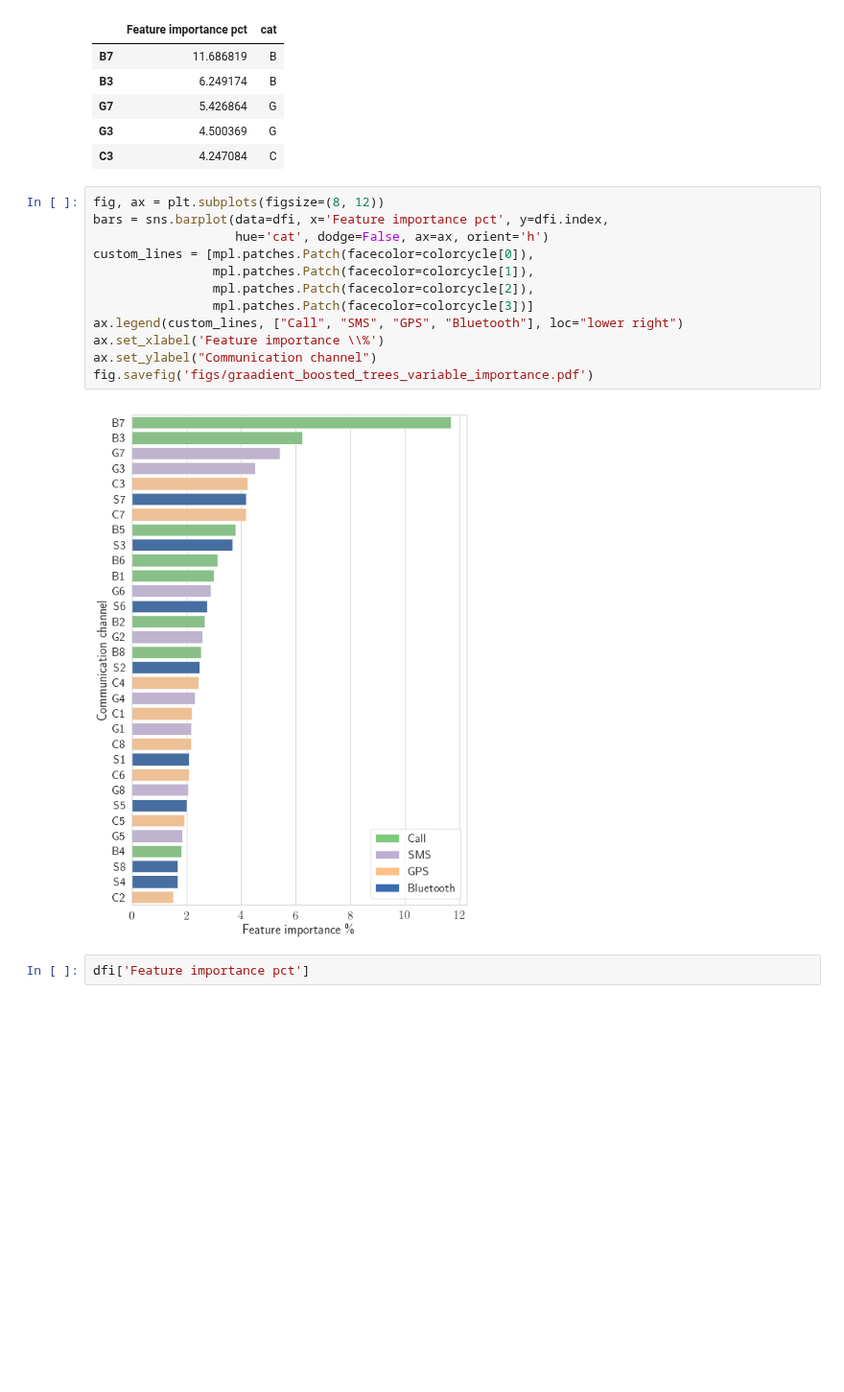
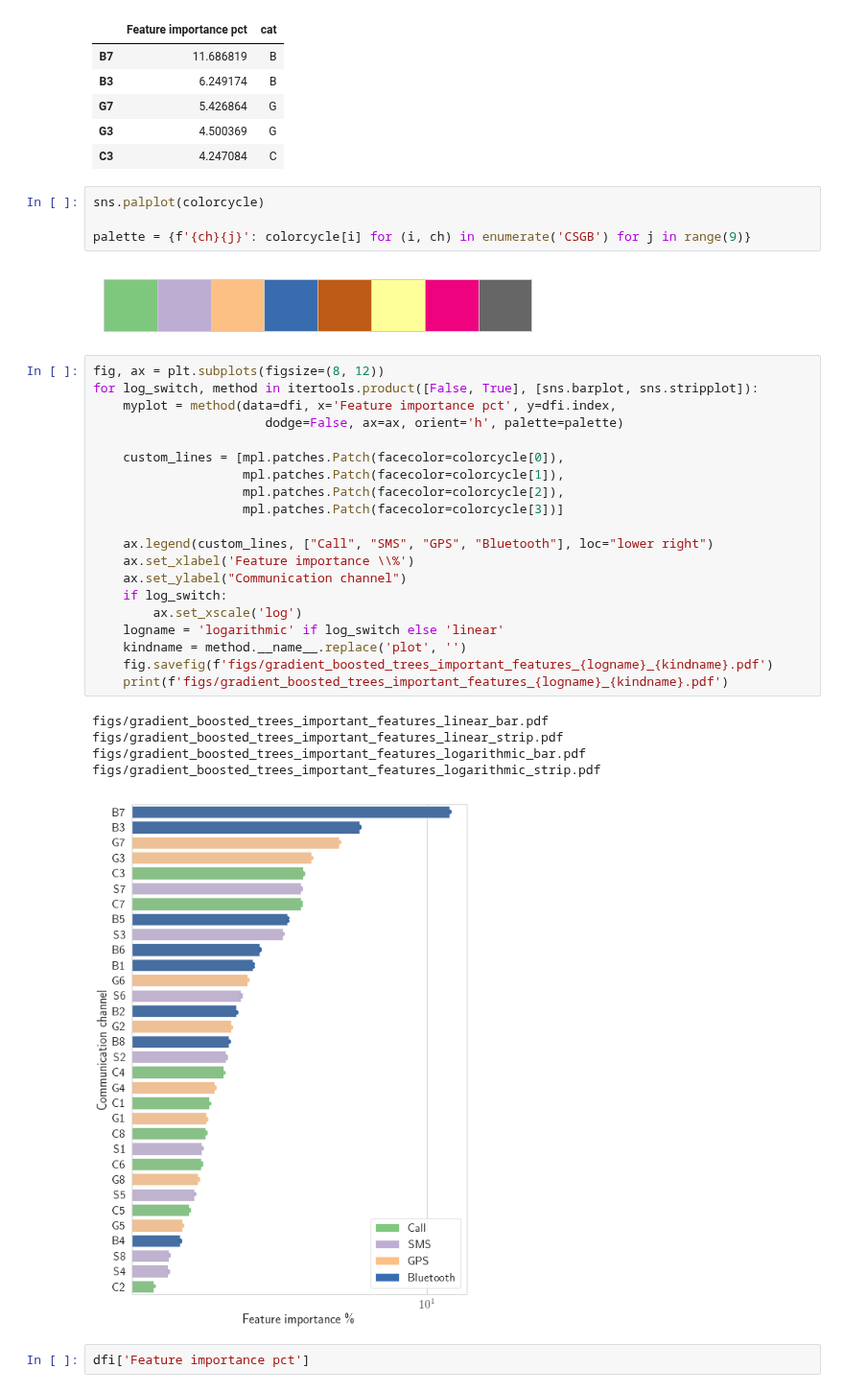
Before and after one commit to AllanLRH/master_thesis, a Jupyter notebook: userMovement/gradboost_plotting.ipynb, the cells around one changed output. Shown at 96% size. Drawn from its saved outputs; the diff is of its cells as text; blank space fills up the shorter version.

Commit message:
Updated figures

```diff
--- a/userMovement/gradboost_plotting.ipynb
+++ b/userMovement/gradboost_plotting.ipynb
@@ -112,20 +112,38 @@ dfi.head()
 | G7 | 5.426864 | G |
 | G3 | 4.500369 | G |
 | C3 | 4.247084 | C |
+# %%
+sns.palplot(colorcycle)
+
+palette = {f'{ch}{j}': colorcycle[i] for (i, ch) in enumerate('CSGB') for j in range(9)}
+# %% [output]
+[figure, added]
 # %%
 fig, ax = plt.subplots(figsize=(8, 12))
-bars = sns.barplot(data=dfi, x='Feature importance pct', y=dfi.index,
-                   hue='cat', dodge=False, ax=ax, orient='h')
-custom_lines = [mpl.patches.Patch(facecolor=colorcycle[0]),
-                mpl.patches.Patch(facecolor=colorcycle[1]),
-                mpl.patches.Patch(facecolor=colorcycle[2]),
-                mpl.patches.Patch(facecolor=colorcycle[3])]
-ax.legend(custom_lines, ["Call", "SMS", "GPS", "Bluetooth"], loc="lower right")
-ax.set_xlabel('Feature importance \\%')
-ax.set_ylabel("Communication channel")
-fig.savefig('figs/graadient_boosted_trees_variable_importance.pdf')
+for log_switch, method in itertools.product([False, True], [sns.barplot, sns.stripplot]):
+    myplot = method(data=dfi, x='Feature importance pct', y=dfi.index,
+                       dodge=False, ax=ax, orient='h', palette=palette)
+
+    custom_lines = [mpl.patches.Patch(facecolor=colorcycle[0]),
+                    mpl.patches.Patch(facecolor=colorcycle[1]),
+                    mpl.patches.Patch(facecolor=colorcycle[2]),
+                    mpl.patches.Patch(facecolor=colorcycle[3])]
+
+    ax.legend(custom_lines, ["Call", "SMS", "GPS", "Bluetooth"], loc="lower right")
+    ax.set_xlabel('Feature importance \\%')
+    ax.set_ylabel("Communication channel")
+    if log_switch:
+        ax.set_xscale('log')
+    logname = 'logarithmic' if log_switch else 'linear'
+    kindname = method.__name__.replace('plot', '')
+    fig.savefig(f'figs/gradient_boosted_trees_important_features_{logname}_{kindname}.pdf')
+    print(f'figs/gradient_boosted_trees_important_features_{logname}_{kindname}.pdf')
 # %% [output]
+figs/gradient_boosted_trees_important_features_linear_bar.pdf
+figs/gradient_boosted_trees_important_features_linear_strip.pdf
+figs/gradient_boosted_trees_important_features_logarithmic_bar.pdf
+figs/gradient_boosted_trees_important_features_logarithmic_strip.pdf
-[figure, old version]
+[figure, new version]
 # %%
 dfi['Feature importance pct']
 # %% [output]
```
Also changed, not shown: 2 other files.
